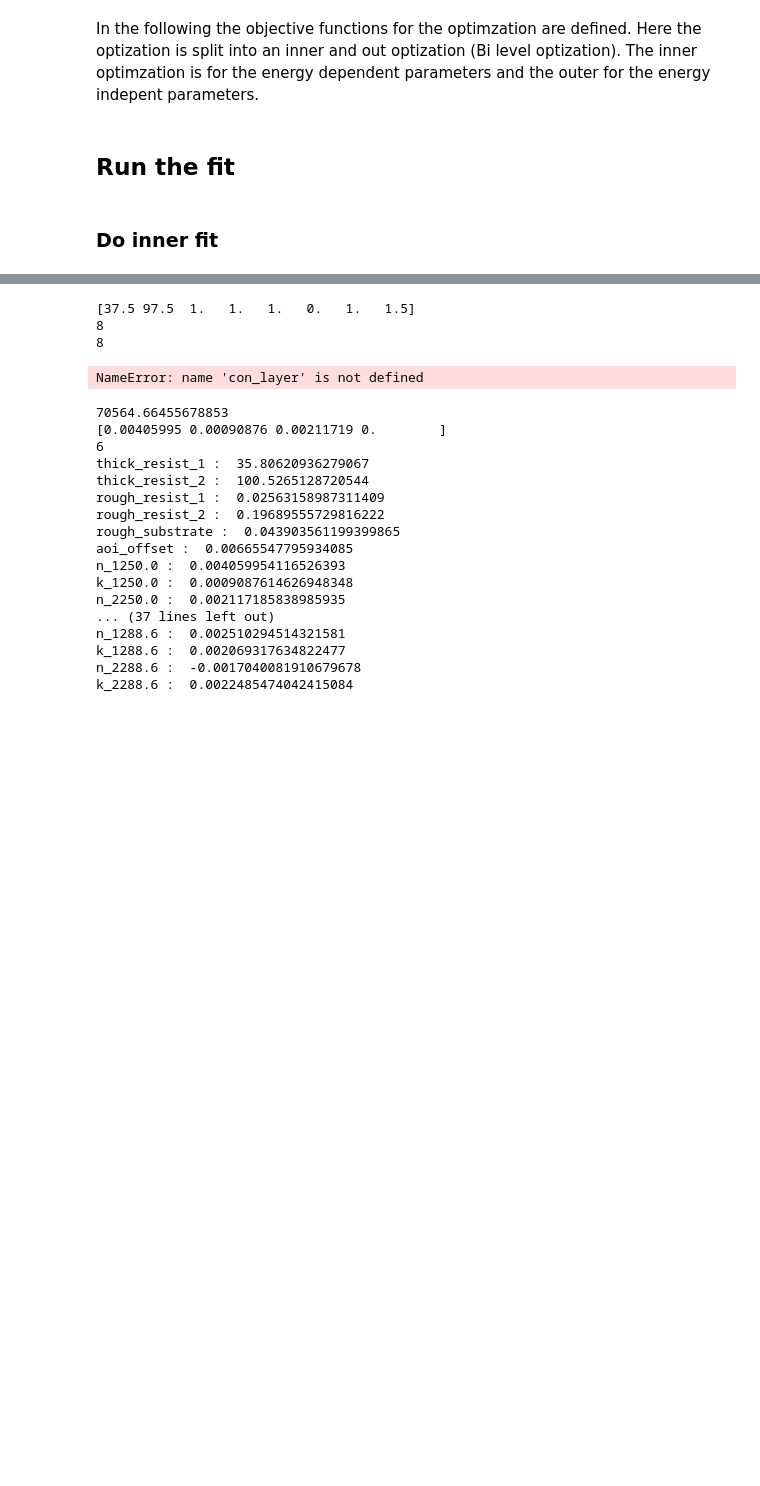
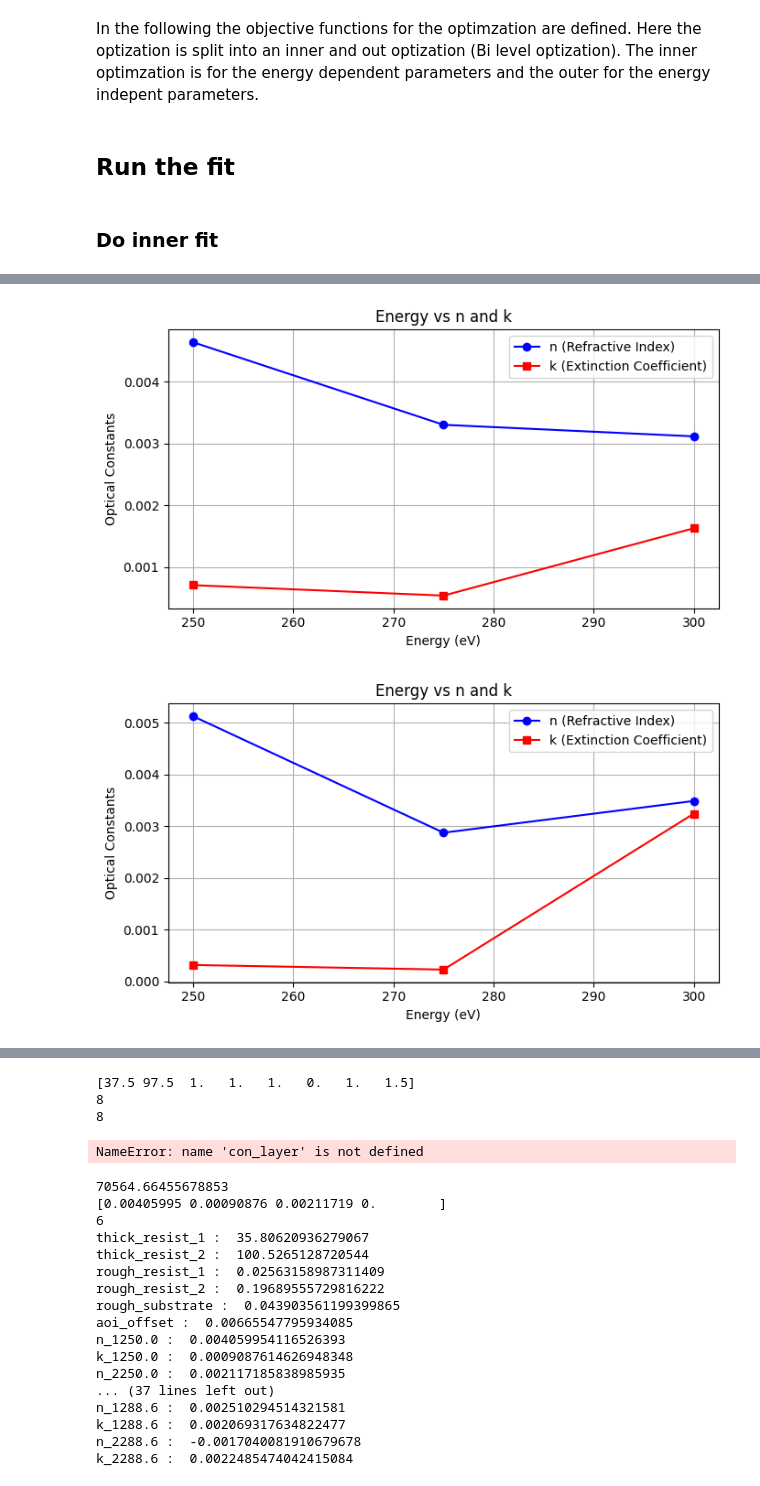
Before and after one commit to kasandrle/XRR_modeling, a Jupyter notebook: set_up_fit.ipynb, the cells around one changed output, grey strips where cells are left out. Cells and saved outputs as stored; diff of their text form; code cells hidden in the pictures; blank space fills up the shorter version.

```diff
--- a/set_up_fit.ipynb
+++ b/set_up_fit.ipynb
@@ -682,5 +720,34 @@ res
 # %%
-ress
+nk_E, R_E, chi_E, chi_total = objective_model_fit_inner(
+    res.x, model, combined_df, return_all=True
+)
+def extract_nk_for_layer(nk_E, layer_index):
+    n_vals = [nk[layer_index * 2] for nk in nk_E]
+    k_vals = [nk[layer_index * 2 + 1] for nk in nk_E]
+    return n_vals, k_vals
+
+E_list = model.energy_points
+n_vals = [nk[0] for nk in nk_E]  # assuming index 0 is n
+k_vals = [nk[1] for nk in nk_E]  # assuming index 1 is k
+
+def plot_nk_vs_energy(E_list, n_vals, k_vals):
+    plt.figure(figsize=(7, 4))
+    plt.plot(E_list, n_vals, 'o-', label='n (Refractive Index)', color='blue')
+    plt.plot(E_list, k_vals, 's-', label='k (Extinction Coefficient)', color='red')
+    plt.xlabel('Energy (eV)')
+    plt.ylabel('Optical Constants')
+    plt.title('Energy vs n and k')
+    plt.legend()
+    plt.grid(True)
+    plt.tight_layout()
+    plt.show()
+n_vals, k_vals = extract_nk_for_layer(nk_E, layer_index=0)  # e.g. resist layer
+plot_nk_vs_energy(E_list, n_vals, k_vals)
+n_vals, k_vals = extract_nk_for_layer(nk_E, layer_index=1)  # e.g. resist layer
+plot_nk_vs_energy(E_list, n_vals, k_vals)
+# %% [output]
+[figure, added]
+[figure, added]
 # %%
 # Reconstruct keys
 x_opt = res.x
```
Also changed, not shown: parts of 10 cells of this notebook, 4 other files.
